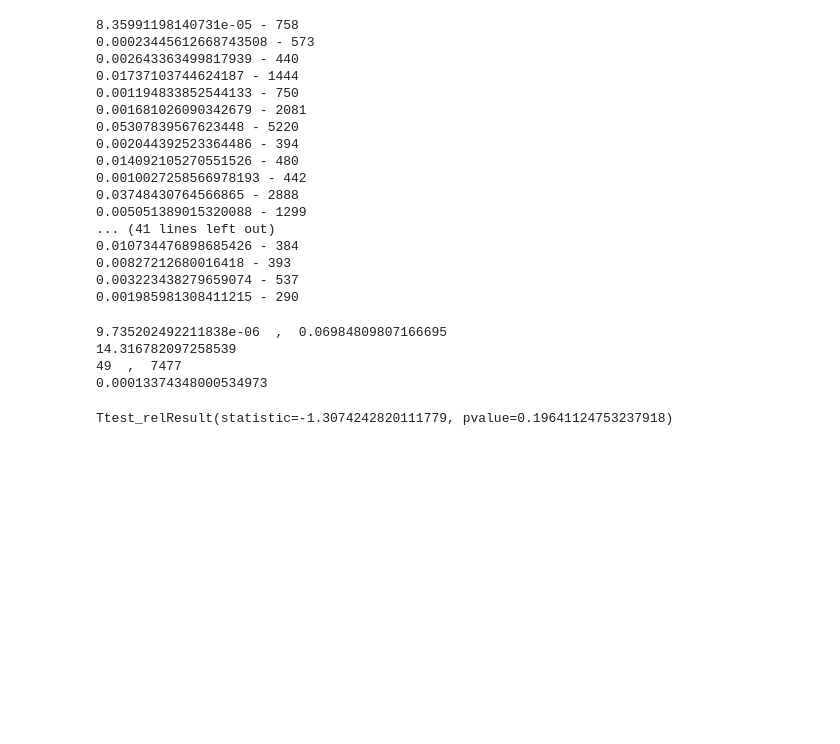
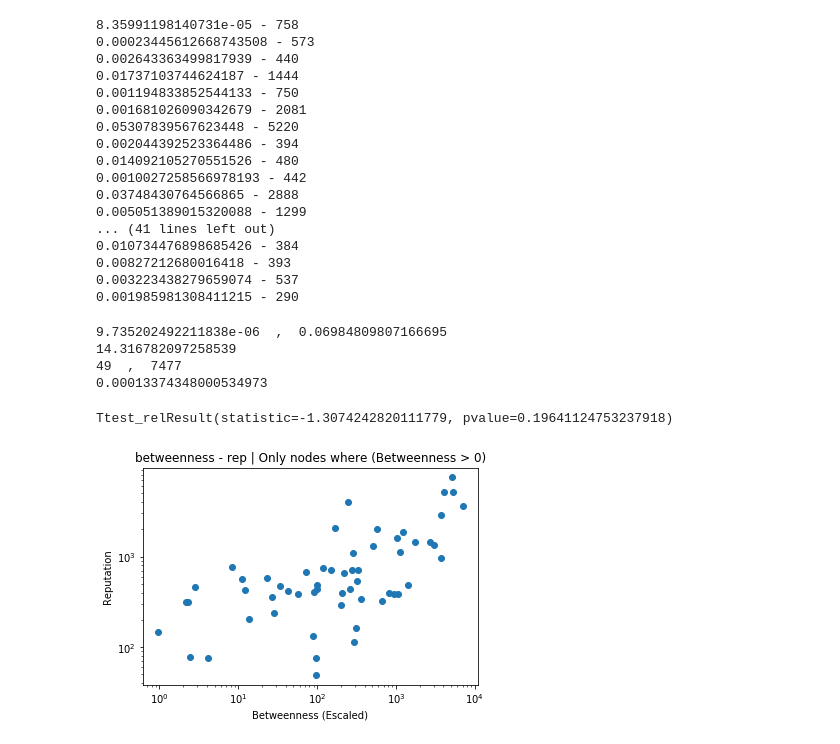
Before and after one commit to Jean-Low/StackERedes, a Jupyter notebook: Projeto.ipynb, the cells around one changed output. Saved outputs shown, nothing was run; the diff lists cells and outputs as text; code cells hidden in the pictures; blank space fills up the shorter version.

```diff
--- a/Projeto.ipynb
+++ b/Projeto.ipynb
@@ -375,4 +407,17 @@ stats.ttest_rel([x * 100000 for x in btwnodes],[y * 1 for y in repforbtwnodes])
 49  ,  7477
 0.00013374348000534973
 Ttest_relResult(statistic=-1.3074242820111779, pvalue=0.19641124753237918)
+# %%
+#Basicaly the same plot, becouse my log scaled first plot did not render the nodes with no betweenness
+#plt.axis([0,1000,0,1000])
+ax = plt.gca()
+ax.scatter([x * 100000 for x in btwnodes],repforbtwnodes)
+ax.set_yscale('log')
+ax.set_xscale('log')
+plt.title("betweenness - rep | Only nodes where (Betweenness > 0)")
+plt.xlabel("Betweenness (Escaled)")
+plt.ylabel("Reputation")
+plt.show()
+# %% [output]
+[figure, added]
 # %%
```
Also changed, not shown: parts of 14 cells of this notebook.
